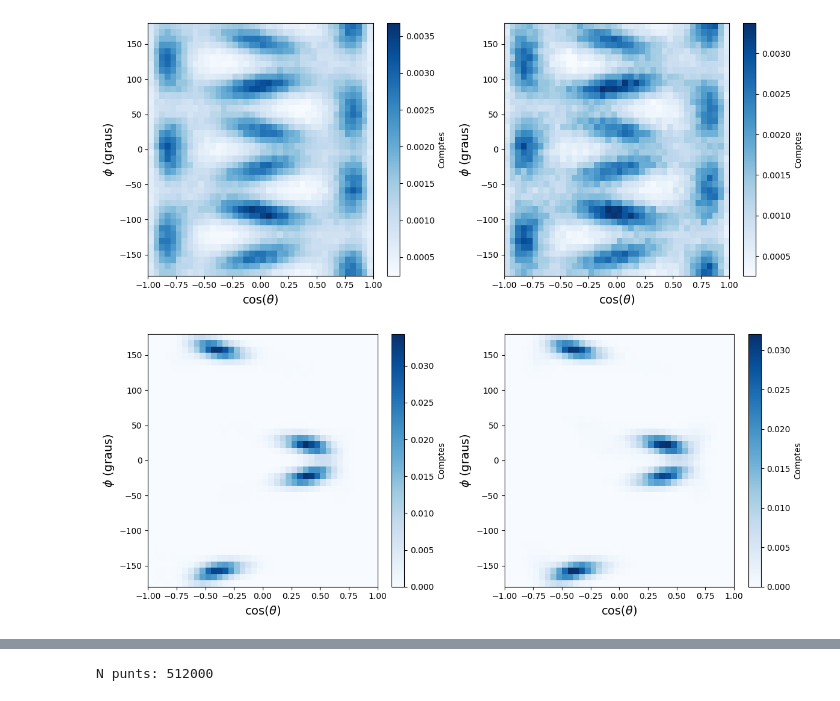
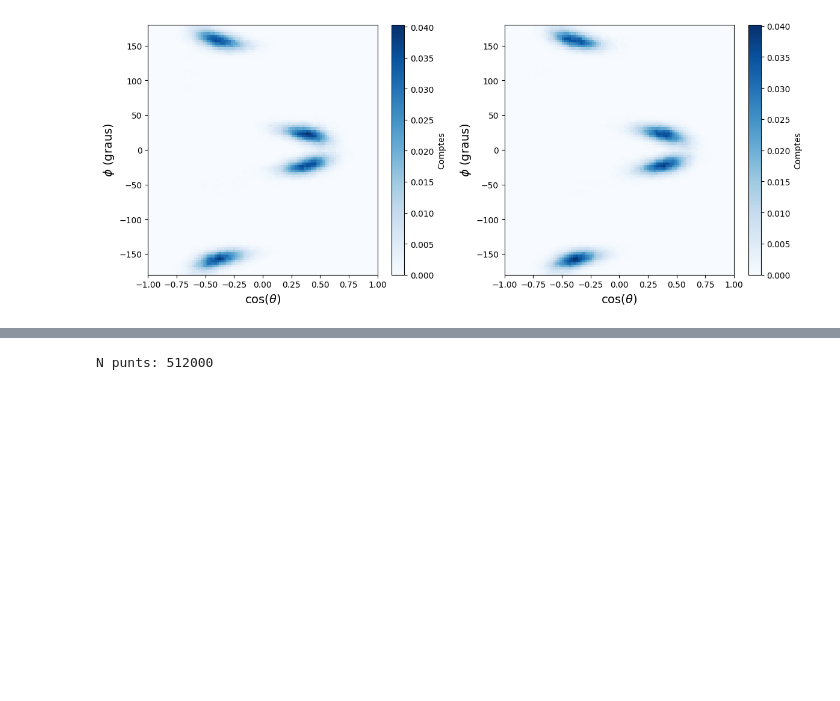
Before and after one commit to aressanu/ENTROPIES-25, a Jupyter notebook: NPG.ipynb, the cells around one changed output, grey strips where cells are left out. Drawn from its saved outputs; the diff is of its cells as text; code cells hidden in the pictures; blank space fills up the shorter version.

```diff
--- a/NPG.ipynb
+++ b/NPG.ipynb
@@ -426,46 +426,34 @@ def read_theta_phior(filename):
     return np.array(theta), np.array(phior)
 
 def compare_files_2d(file_list,
-                     bins=40,
+                     bins=100,
                      theta_range=(-1, 1),
                      phior_range=(-180, 180)):
     #labels = ['216', '512']
     cmaps  = ['Blues', 'Blues']
 
     fig, axes = plt.subplots(1, len(file_list), figsize=(6 * len(file_list), 5))
     if len(file_list) == 1:
         axes = [axes]
 
     for i, filename in enumerate(file_list):
         theta, phior = read_theta_phior(filename)
 
         hist, xedges, yedges = np.histogram2d(theta, phior, bins=bins,
                                                range=[theta_range, phior_range],density=True)
         mesh = axes[i].pcolormesh(xedges, yedges, hist.T,
                                    cmap=cmaps[i % len(cmaps)])
         #axes[i].set_title(labels[i], fontsize=14)
         axes[i].set_xlabel(r'$\cos(\theta)$', fontsize=14)
         axes[i].set_ylabel(r'$\phi$ (graus)', fontsize=14)
         fig.colorbar(mesh, ax=axes[i], label='Comptes')
 
     plt.tight_layout()
     #plt.savefig(f"{BASE}/figures/comparativa_2d.png", dpi=150)
     plt.show()
 
 
-#compare_files_2d([nou_abans(1000),
-#antic_abans(1000)
-#])
-
-
-
-compare_files_2d([nou_despres(1000),
-"/home/aressanuy/Desktop/doc/NPG/entropianou/antic/ang_ori_0_305.dat"
-])
-compare_files_2d([nou_abans(1000),
-"/home/aressanuy/Desktop/doc/NPG/entropianou/antic/ang_ori_0_300.dat"
-])
+compare_files_2d(["/home/aressanuy/Desktop/doc/NPG/1020/ang_ori_300_1.dat", "/home/aressanuy/Desktop/doc/NPG/1020/ang_ori_305_1.dat"])
 # %% [output]
-[figure, old version]
+[figure, new version]
-[figure, removed]
 # %%
```
Also changed, not shown: parts of 6 cells of this notebook, 2 other files.
